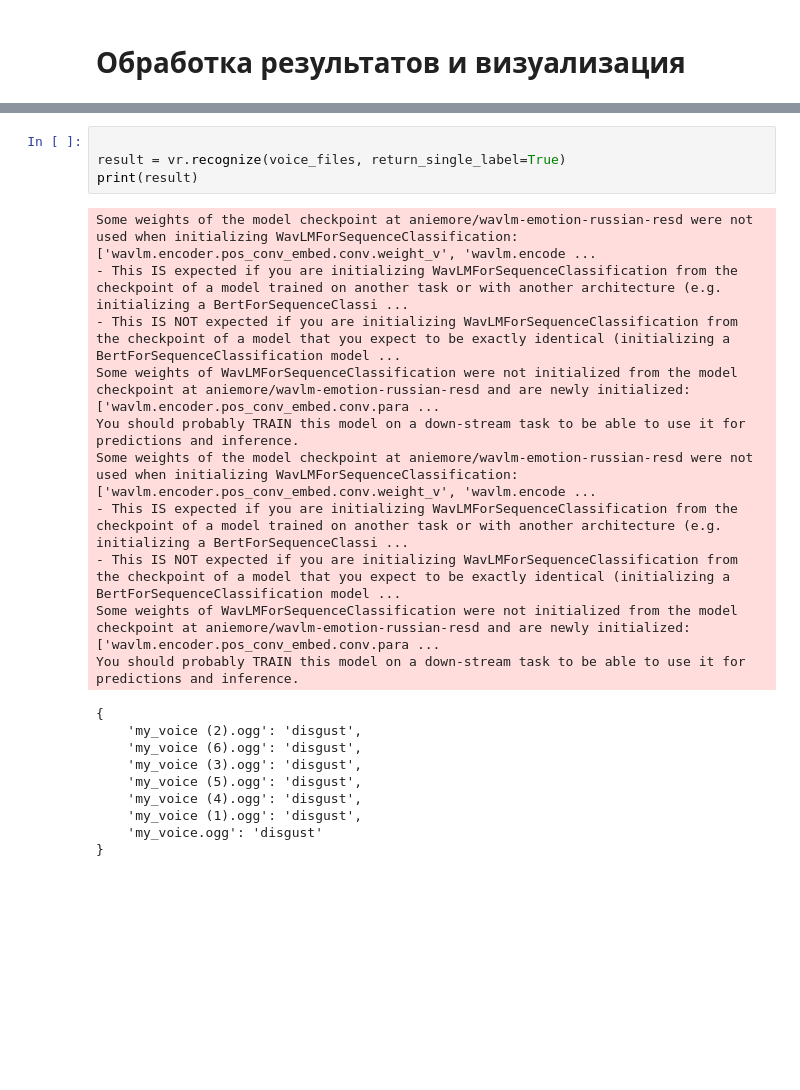
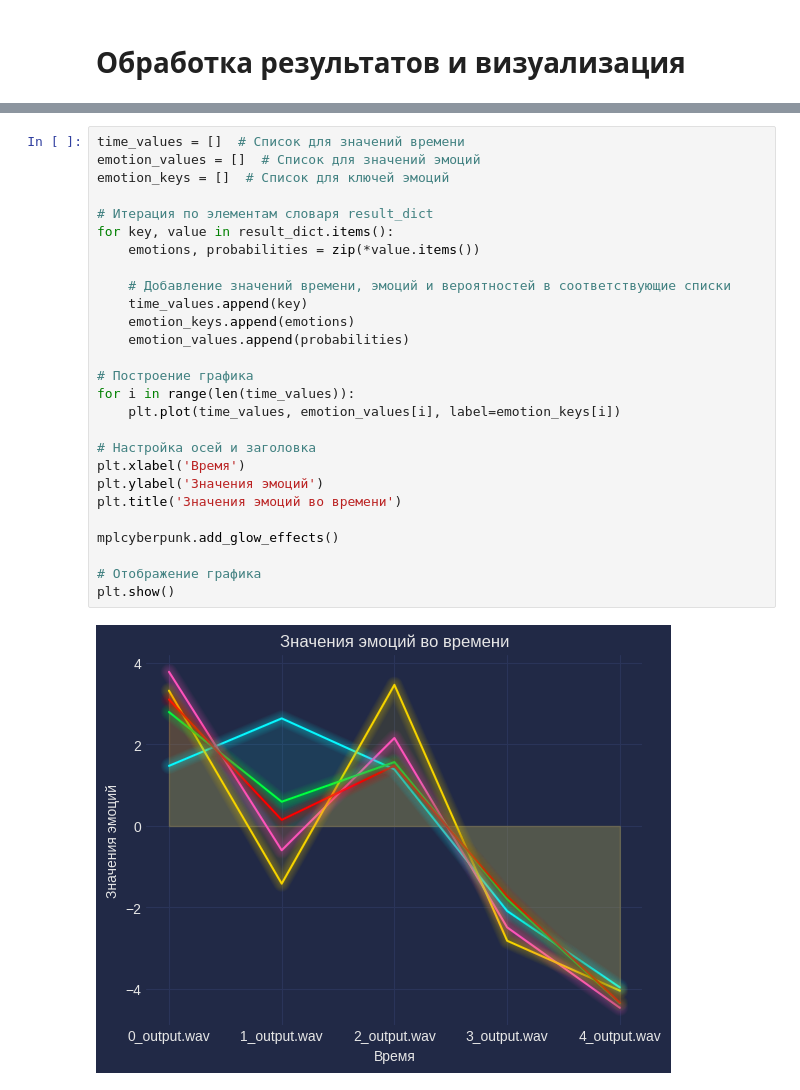
Before and after one commit to Kirilenkov/hahaton, a Jupyter notebook: main.ipynb, the cells around one changed output, grey strips where cells are left out. Saved outputs shown, nothing was run; the diff lists cells and outputs as text; blank space fills up the shorter version.

```diff
--- a/main.ipynb
+++ b/main.ipynb
@@ -523,24 +283,29 @@ disgust
-# %%
-
-result = vr.recognize(voice_files, return_single_label=True)
-print(result)
-# %% [output]
-Some weights of the model checkpoint at aniemore/wavlm-emotion-russian-resd were not used when initializing WavLMForSequenceClassification: ['wavlm.encoder.pos_conv_embed.conv.weight_v', 'wavlm.encode ...
-- This IS expected if you are initializing WavLMForSequenceClassification from the checkpoint of a model trained on another task or with another architecture (e.g. initializing a BertForSequenceClassi ...
-- This IS NOT expected if you are initializing WavLMForSequenceClassification from the checkpoint of a model that you expect to be exactly identical (initializing a BertForSequenceClassification model ...
-Some weights of WavLMForSequenceClassification were not initialized from the model checkpoint at aniemore/wavlm-emotion-russian-resd and are newly initialized: ['wavlm.encoder.pos_conv_embed.conv.para ...
-You should probably TRAIN this model on a down-stream task to be able to use it for predictions and inference.
-Some weights of the model checkpoint at aniemore/wavlm-emotion-russian-resd were not used when initializing WavLMForSequenceClassification: ['wavlm.encoder.pos_conv_embed.conv.weight_v', 'wavlm.encode ...
-- This IS expected if you are initializing WavLMForSequenceClassification from the checkpoint of a model trained on another task or with another architecture (e.g. initializing a BertForSequenceClassi ...
-- This IS NOT expected if you are initializing WavLMForSequenceClassification from the checkpoint of a model that you expect to be exactly identical (initializing a BertForSequenceClassification model ...
-Some weights of WavLMForSequenceClassification were not initialized from the model checkpoint at aniemore/wavlm-emotion-russian-resd and are newly initialized: ['wavlm.encoder.pos_conv_embed.conv.para ...
-You should probably TRAIN this model on a down-stream task to be able to use it for predictions and inference.
-{
-    'my_voice (2).ogg': 'disgust',
-    'my_voice (6).ogg': 'disgust',
-    'my_voice (3).ogg': 'disgust',
-    'my_voice (5).ogg': 'disgust',
-    'my_voice (4).ogg': 'disgust',
-    'my_voice (1).ogg': 'disgust',
-    'my_voice.ogg': 'disgust'
-}
+# %%
+time_values = []  # Список для значений времени
+emotion_values = []  # Список для значений эмоций
+emotion_keys = []  # Список для ключей эмоций
+
+# Итерация по элементам словаря result_dict
+for key, value in result_dict.items():
+    emotions, probabilities = zip(*value.items())
+
+    # Добавление значений времени, эмоций и вероятностей в соответствующие списки
+    time_values.append(key)
+    emotion_keys.append(emotions)
+    emotion_values.append(probabilities)
+
+# Построение графика
+for i in range(len(time_values)):
+    plt.plot(time_values, emotion_values[i], label=emotion_keys[i])
+
+# Настройка осей и заголовка
+plt.xlabel('Время')
+plt.ylabel('Значения эмоций')
+plt.title('Значения эмоций во времени')
+
+mplcyberpunk.add_glow_effects()
+
+# Отображение графика
+plt.show()
+# %% [output]
+[figure, added]
```
Also changed, not shown: parts of 23 cells of this notebook, 1 other file.
